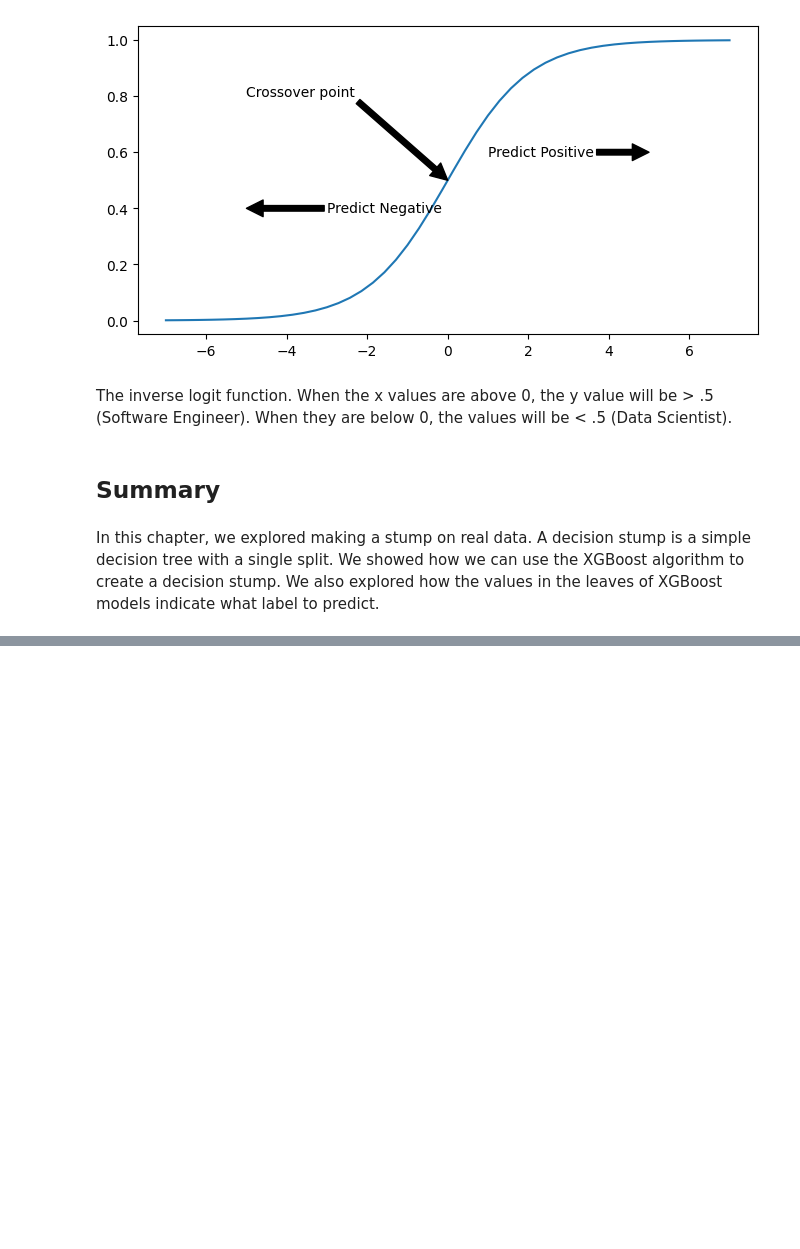
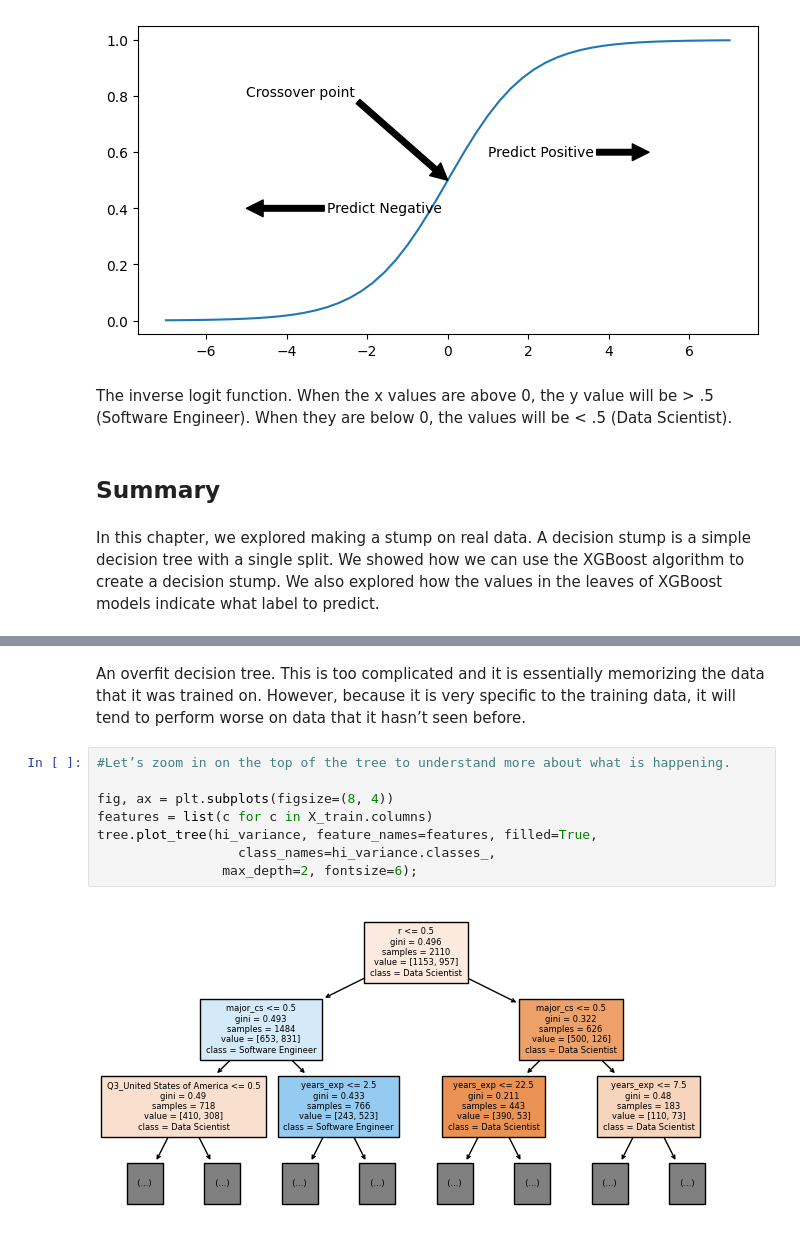
Before and after one commit to Ruhguevara/effective_xgboost, a Jupyter notebook: XGBoost.ipynb, the cells around one changed output, grey strips where cells are left out. Cells and saved outputs as stored; diff of their text form; blank space fills up the shorter version.

```diff
--- a/XGBoost.ipynb
+++ b/XGBoost.ipynb
@@ -828,0 +895,12 @@ In this chapter, we explored making a stump on real data. A decision stump is a
+# %% [markdown]
+An overfit decision tree. This is too complicated and it is essentially memorizing the data that it was trained on. However, because it is very specific to the training data, it will tend to perform worse on data that it hasn’t seen before.
+# %%
+#Let’s zoom in on the top of the tree to understand more about what is happening.
+
+fig, ax = plt.subplots(figsize=(8, 4))
+features = list(c for c in X_train.columns)
+tree.plot_tree(hi_variance, feature_names=features, filled=True,
+                  class_names=hi_variance.classes_,
+                max_depth=2, fontsize=6);
+# %% [output]
+[figure, added]
```
Also changed, not shown: parts of 26 cells of this notebook.
